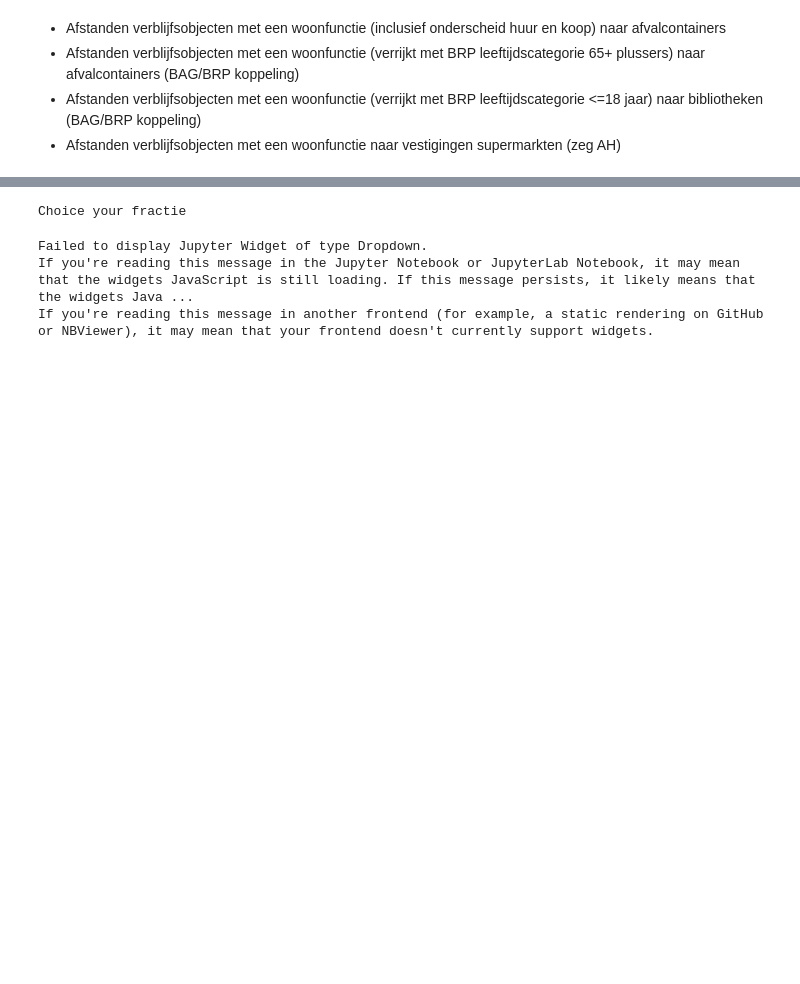
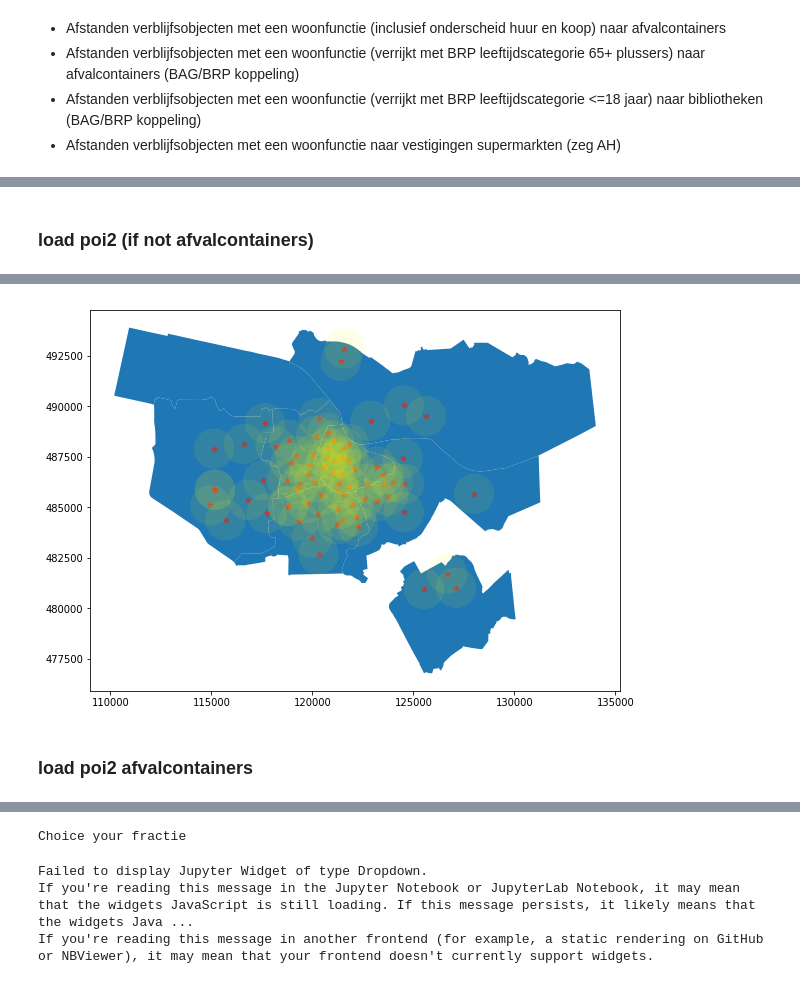
Before and after one commit to rmania/distance_matrix_datapipeline, a Jupyter notebook: munge/create_distance_frames.ipynb, the cells around one changed output, grey strips where cells are left out. Cells and saved outputs as stored; diff of their text form; code cells hidden in the pictures; blank space fills up the shorter version.

```diff
--- a/munge/create_distance_frames.ipynb
+++ b/munge/create_distance_frames.ipynb
@@ -66,0 +82,7 @@ Fri, 14 Sep 2018 09:28:20 INFO     Clustered GeoDataFrame has shape: (5596, 5) a
+# %% [markdown]
+### load poi2 (if not afvalcontainers)
+# %%
+ah = get.get_df2(path = yml['path']['data_path_poi2'], file=yml['file']['ah'])
+#oba = oba.reset_index(drop=True)
+buffer=1000
+# %% [output]
@@ -66,0 +94 @@ Fri, 14 Sep 2018 09:28:20 INFO     Clustered GeoDataFrame has shape: (5596, 5) a
+[figure, added]
@@ -66,0 +98,2 @@ Fri, 14 Sep 2018 09:28:20 INFO     Clustered GeoDataFrame has shape: (5596, 5) a
+# %% [markdown]
+### load poi2 afvalcontainers
```
Also changed, not shown: parts of 24 cells of this notebook, 10 other files.
